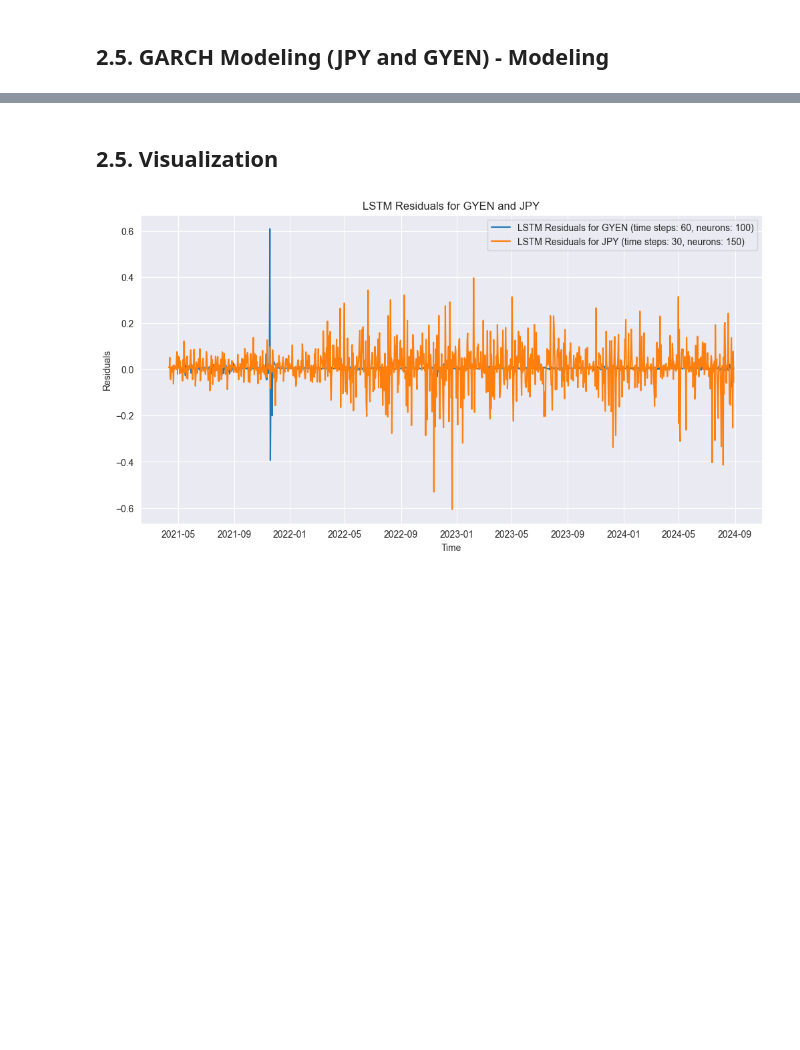
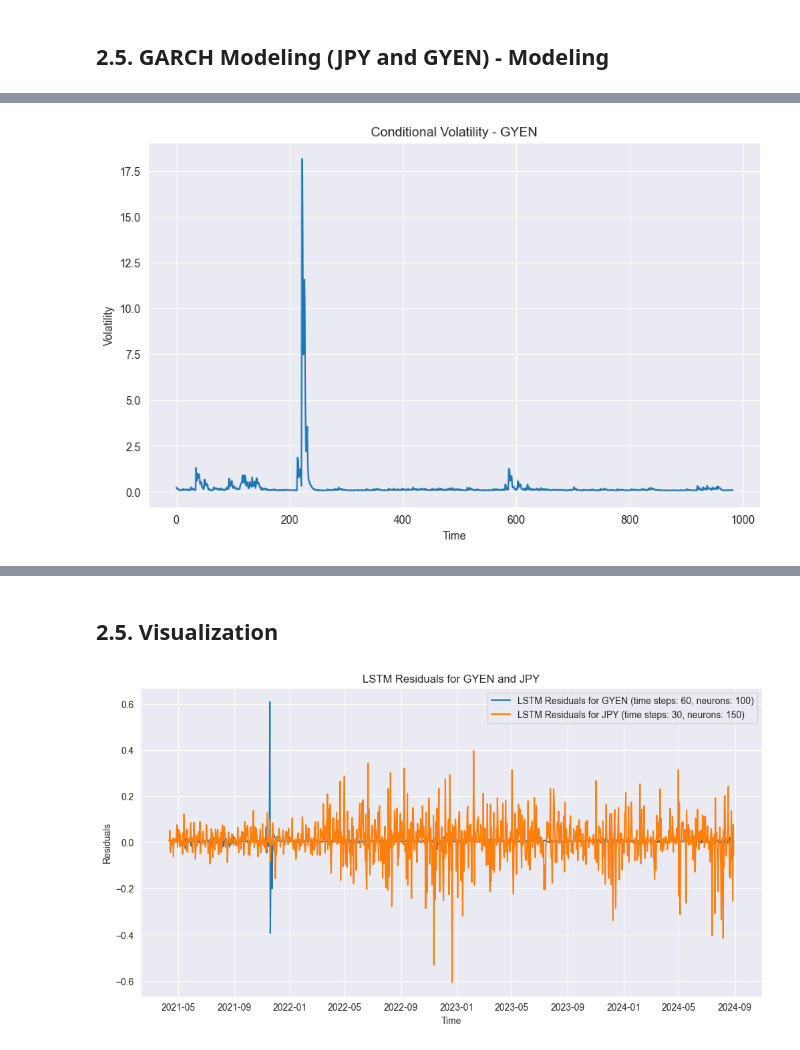
Before and after one commit to joodevs/algo-trader, a Jupyter notebook: gyen-yen-analysis.ipynb, the cells around one changed output, grey strips where cells are left out. Cells and saved outputs as stored; diff of their text form; code cells hidden in the pictures; blank space fills up the shorter version.

```diff
--- a/gyen-yen-analysis.ipynb
+++ b/gyen-yen-analysis.ipynb
@@ -421,0 +465,12 @@ from sklearn.model_selection import train_test_split
+# %%
+# Part 4: Initialize Keras Tuner
+# Initialize Keras Tuner
+lstm_tuner = RandomSearch(
+    build_lstm_model,
+    objective='val_loss',
+    max_trials=10,
+    executions_per_trial=1,
+    directory='lstm_tuner_dir',
+    project_name='lstm_gyen'
+)
+# Explanation: RandomSearch is used for hyperparameter tuning to efficiently explore a broad search space without manually specifying every combination. A max_trials value of 10 is chosen to balance exploration with computation time.
@@ -592,0 +589,78 @@ model or by setting rescale=False.
+# %%
+# Part 8: GARCH Modeling
+from arch import arch_model
+import numpy as np
+import matplotlib.pyplot as plt
+from sklearn.preprocessing import StandardScaler
+import warnings
+
+# Function to find the best GARCH parameters
+def find_best_garch_params(residuals, max_p=5, max_q=5):
+    best_aic = np.inf
+    best_order = None
+    best_model = None
+
+    for p in range(1, max_p + 1):
+        for q in range(1, max_q + 1):
+            try:
+                with warnings.catch_warnings():
+                    warnings.filterwarnings("ignore")
+                    model = arch_model(residuals, vol='Garch', p=p, q=q, dist='t')
+                    model_fit = model.fit(disp='off')
+                    aic = model_fit.aic
+
+                    if aic < best_aic:
+                        best_aic = aic
+                        best_order = (p, q)
+                        best_model = model_fit
+            except Exception as e:
+                print(f"Error fitting GARCH({p},{q}): {e}")
+                continue
+
+    return best_order, best_model
+
+# Calculate LSTM residuals using the trained models
+lstm_residuals_gyen_train = Y_train_gyen - best_model_gyen.predict(X_train_gyen).flatten()
+lstm_residuals_jpy_train = Y_train_jpy - best_model_jpy.predict(X_train_jpy).flatten()
+
+# Standardize LSTM residuals for GARCH analysis
+scaler_gyen = StandardScaler()
+lstm_residuals_gyen_rescaled = scaler_gyen.fit_transform(lstm_residuals_gyen_train.reshape(-1, 1)).flatten()
+
+scaler_jpy = StandardScaler()
+lstm_residuals_jpy_rescaled = scaler_jpy.fit_transform(lstm_residuals_jpy_train.reshape(-1, 1)).flatten()
+
+# Find Best GARCH Parameters and Fit Models (GYEN and JPY)
+
+# Find the best GARCH model for GYEN residuals
+best_order_gyen, garch_fit_gyen = find_best_garch_params(lstm_residuals_gyen_rescaled, max_p=5, max_q=5)
+if best_order_gyen:
+    print(f"Best GARCH order for GYEN: {best_order_gyen}")
+    print(garch_fit_gyen.summary())
+
+    # Plot the volatility for GYEN
+    plt.figure(figsize=(10, 6))
+    plt.plot(garch_fit_gyen.conditional_volatility)
+    plt.title('Conditional Volatility - GYEN')
+    plt.xlabel('Time')
+    plt.ylabel('Volatility')
+    plt.show()
+else:
+    print("No suitable GARCH model found for GYEN residuals.")
+
+# Find the best GARCH model for JPY residuals
+best_order_jpy, garch_fit_jpy = find_best_garch_params(lstm_residuals_jpy_rescaled, max_p=5, max_q=5)
+if best_order_jpy:
+    print(f"Best GARCH order for JPY: {best_order_jpy}")
+    print(garch_fit_jpy.summary())
+
+    # Plot the volatility for JPY
+    plt.figure(figsize=(10, 6))
+    plt.plot(garch_fit_jpy.conditional_volatility)
+    plt.title('Conditional Volatility - JPY')
+    plt.xlabel('Time')
+    plt.ylabel('Volatility')
+    plt.show()
+else:
+    print("No suitable GARCH model found for JPY residuals.")
+# %% [output]
@@ -592,0 +684 @@ model or by setting rescale=False.
+[figure, added]
```
Also changed, not shown: parts of 22 cells of this notebook, 32 other files.
